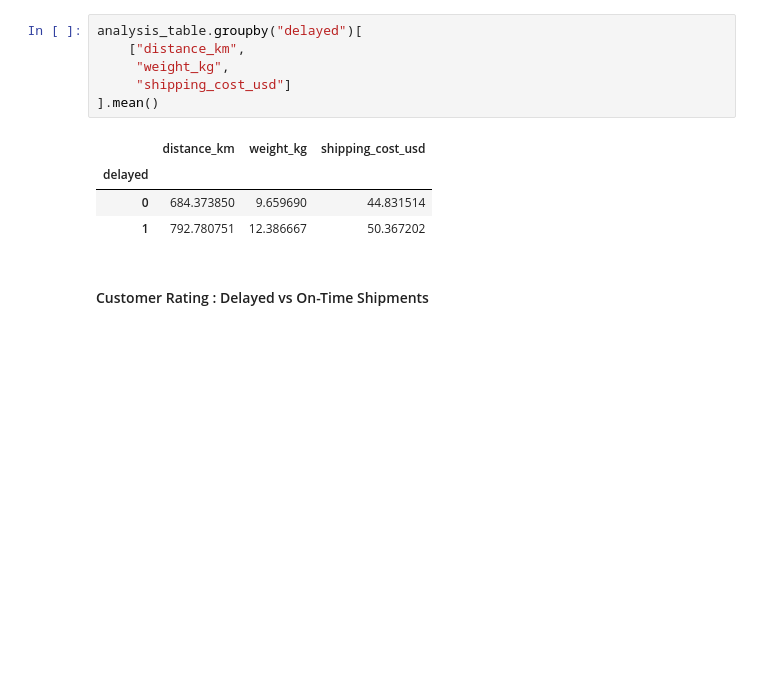
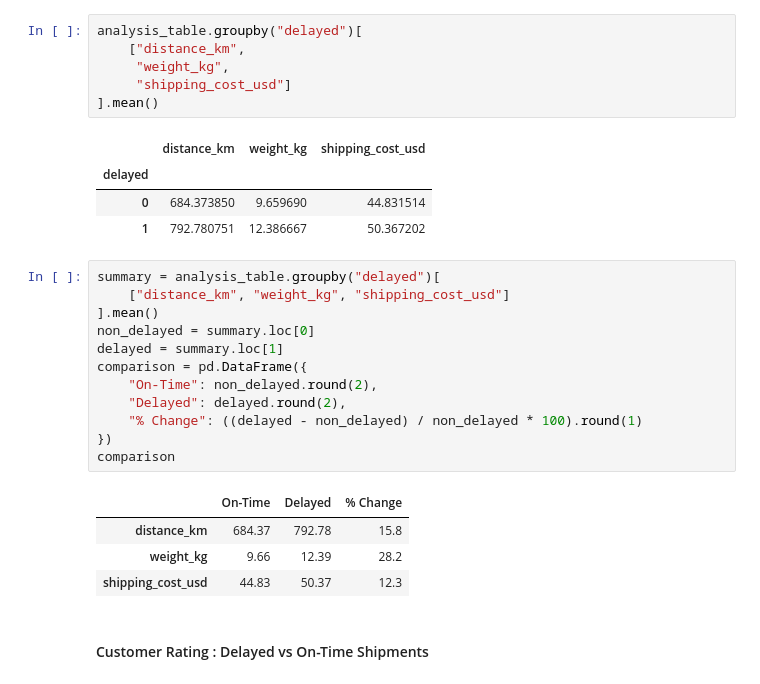
Before and after one commit to ctackitt30/Team_4_CDS_Project, a Jupyter notebook: Team_4_CDS_Capstone.ipynb, the cells around one changed output. Drawn from its saved outputs; the diff is of its cells as text; blank space fills up the shorter version.

```diff
--- a/Team_4_CDS_Capstone.ipynb
+++ b/Team_4_CDS_Capstone.ipynb
@@ -801,6 +788,23 @@ analysis_table.groupby("delayed")[
 | delayed |  |  |  |
 | 0 | 684.373850 | 9.659690 | 44.831514 |
 | 1 | 792.780751 | 12.386667 | 50.367202 |
+# %%
+summary = analysis_table.groupby("delayed")[
+    ["distance_km", "weight_kg", "shipping_cost_usd"]
+].mean()
+non_delayed = summary.loc[0]
+delayed = summary.loc[1]
+comparison = pd.DataFrame({
+    "On-Time": non_delayed.round(2),
+    "Delayed": delayed.round(2),
+    "% Change": ((delayed - non_delayed) / non_delayed * 100).round(1)
+})
+comparison
+# %% [output]
+|  | On-Time | Delayed | % Change |
+| distance_km | 684.37 | 792.78 | 15.8 |
+| weight_kg | 9.66 | 12.39 | 28.2 |
+| shipping_cost_usd | 44.83 | 50.37 | 12.3 |
 # %% [markdown]
 #### Customer Rating : Delayed vs On-Time Shipments
 # %%
```
Also changed, not shown: parts of 19 cells of this notebook.
